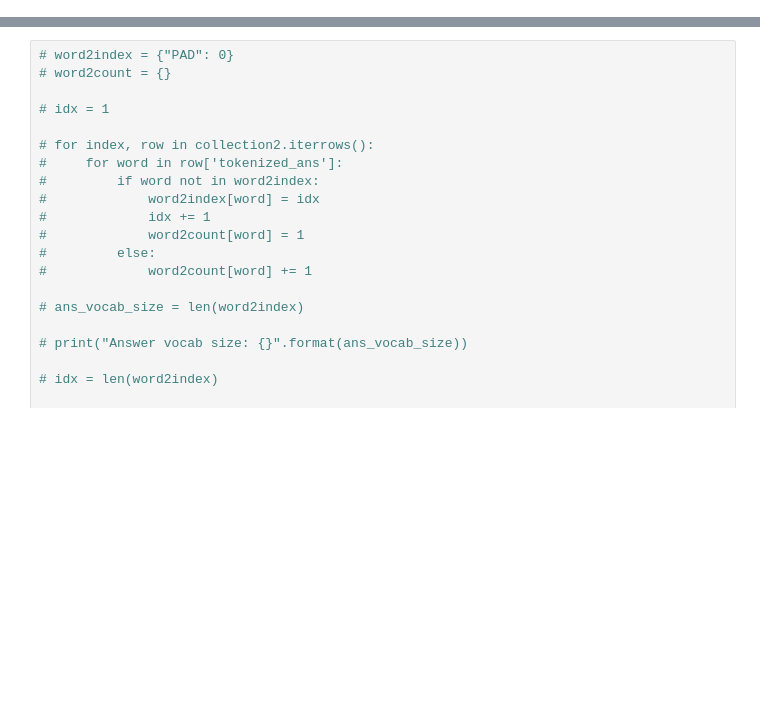
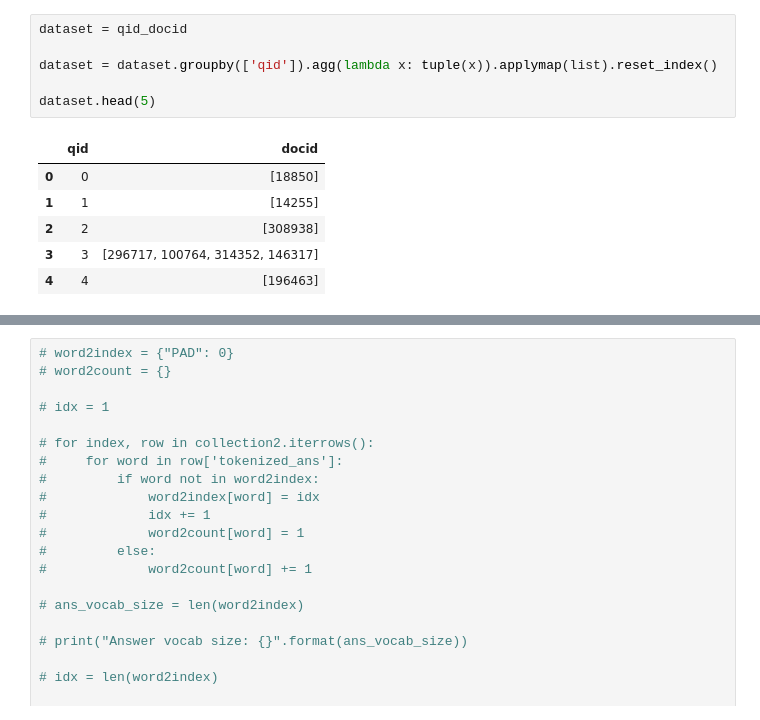
Before and after one commit to yuanbit/FinBERT-QA, a Jupyter notebook: process_data.ipynb, the cells around one changed output, grey strips where cells are left out. Saved outputs shown, nothing was run; the diff lists cells and outputs as text; blank space fills up the shorter version.

```diff
--- a/process_data.ipynb
+++ b/process_data.ipynb
@@ -16,0 +98,13 @@
+# %%
+dataset = qid_docid
+
+dataset = dataset.groupby(['qid']).agg(lambda x: tuple(x)).applymap(list).reset_index()
+
+dataset.head(5)
+# %% [output]
+|  | qid | docid |
+| 0 | 0 | [18850] |
+| 1 | 1 | [14255] |
+| 2 | 2 | [308938] |
+| 3 | 3 | [296717, 100764, 314352, 146317] |
+| 4 | 4 | [196463] |
```
Also changed, not shown: parts of 19 cells of this notebook, 6 other files.
